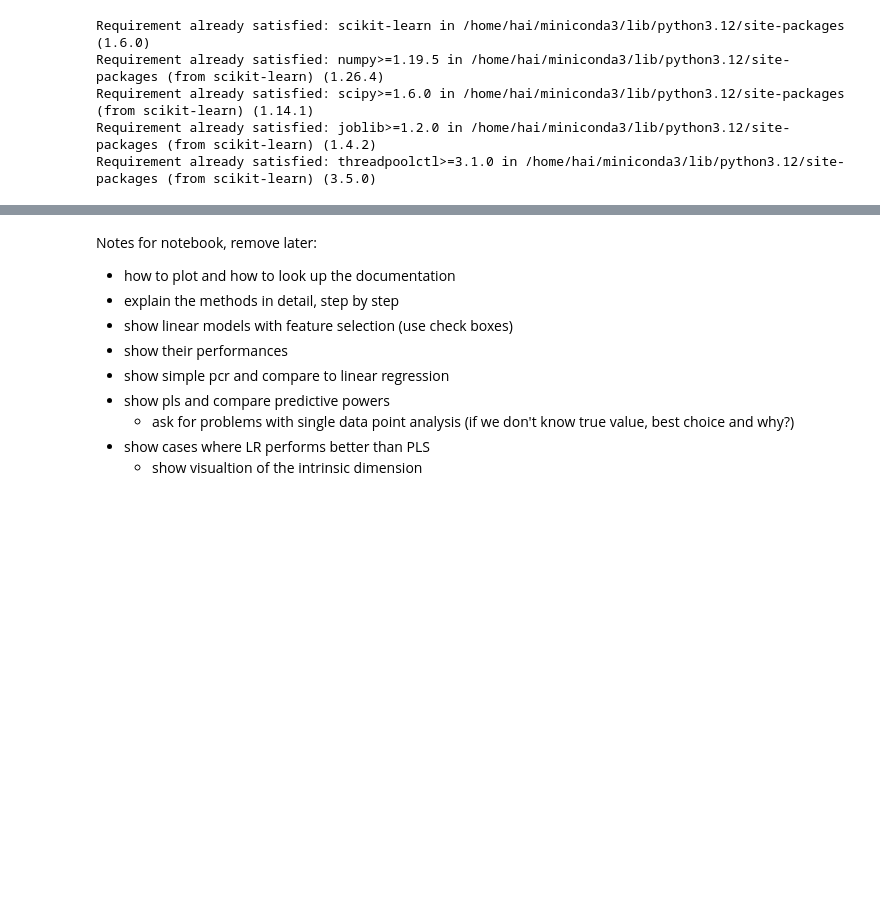
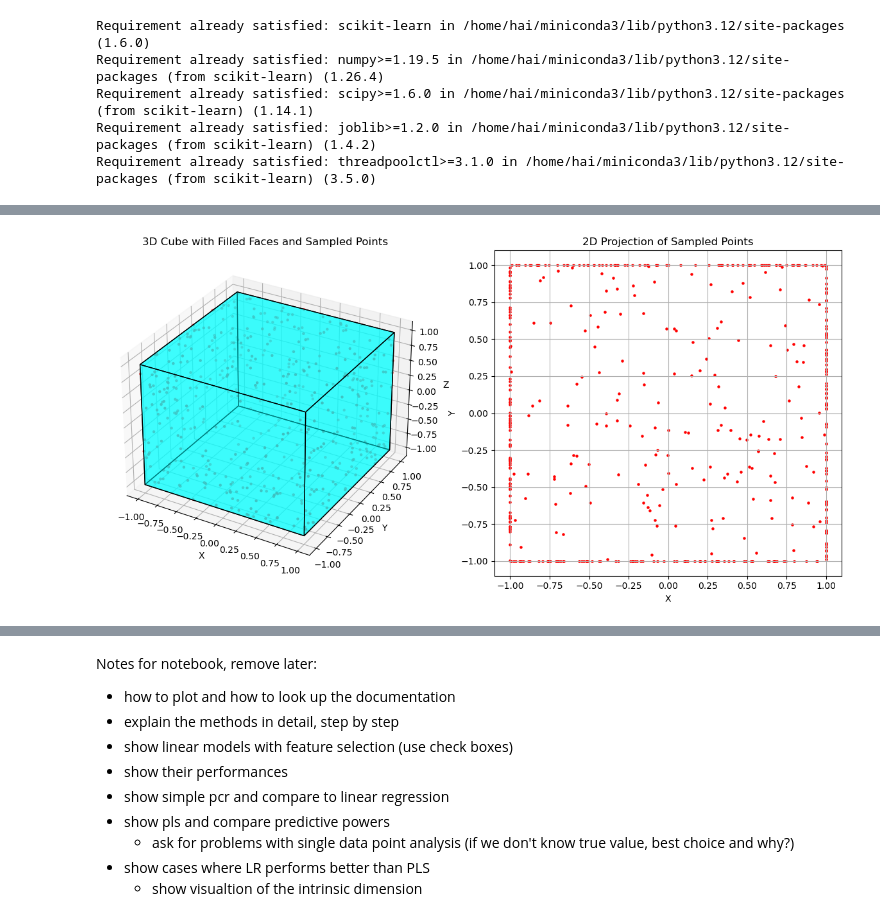
Before and after one commit to thisHermit/nonparametric-rank-tests, a Jupyter notebook: tutorial3_pca_pls.ipynb, the cells around one changed output, grey strips where cells are left out. Cells and saved outputs as stored; diff of their text form; code cells hidden in the pictures; blank space fills up the shorter version.

```diff
--- a/tutorial3_pca_pls.ipynb
+++ b/tutorial3_pca_pls.ipynb
@@ -79,0 +72,68 @@ interactive(children=(FloatSlider(value=3.0, description='Cov 1 1', max=10.0, mi
+# %%
+from mpl_toolkits.mplot3d.art3d import Poly3DCollection
+
+# Generate a cube with filled faces and sampled points on its surfaces
+fig = plt.figure(figsize=(12, 6))
+ax = fig.add_subplot(121, projection='3d')
+
+# Define the vertices of the cube
+vertices = np.array([
+    [-1, -1, -1],
+    [-1, -1,  1],
+    [-1,  1, -1],
+    [-1,  1,  1],
+    [ 1, -1, -1],
+    [ 1, -1,  1],
+    [ 1,  1, -1],
+    [ 1,  1,  1],
+])
+
+# Define the six faces of the cube
+faces = [
+    [vertices[0], vertices[1], vertices[3], vertices[2]],  # -X face
+    [vertices[4], vertices[5], vertices[7], vertices[6]],  # +X face
+    [vertices[0], vertices[1], vertices[5], vertices[4]],  # -Y face
+    [vertices[2], vertices[3], vertices[7], vertices[6]],  # +Y face
+    [vertices[0], vertices[2], vertices[6], vertices[4]],  # -Z face
+    [vertices[1], vertices[3], vertices[7], vertices[5]],  # +Z face
+]
+
+# Add filled faces to the cube
+ax.add_collection3d(Poly3DCollection(faces, facecolors='cyan', edgecolors='k', alpha=0.5))
+
+# Sample points on the surfaces of the cube
+num_points = 500
+samples = []
+for x in [-1, 1]:
+    y = np.random.uniform(-1, 1, num_points // 6)
+    z = np.random.uniform(-1, 1, num_points // 6)
+    samples.append(np.column_stack((np.full_like(y, x), y, z)))
+for y in [-1, 1]:
+    x = np.random.uniform(-1, 1, num_points // 6)
+    z = np.random.uniform(-1, 1, num_points // 6)
+    samples.append(np.column_stack((x, np.full_like(x, y), z)))
+for z in [-1, 1]:
+    x = np.random.uniform(-1, 1, num_points // 6)
+    y = np.random.uniform(-1, 1, num_points // 6)
+    samples.append(np.column_stack((x, y, np.full_like(x, z))))
+sampled_points = np.vstack(samples)
+
+# Plot the sampled points
+ax.scatter(sampled_points[:, 0], sampled_points[:, 1], sampled_points[:, 2], c='r', s=5)
+ax.set_title('3D Cube with Filled Faces and Sampled Points')
+ax.set_xlabel('X')
+ax.set_ylabel('Y')
+ax.set_zlabel('Z')
+
+# 2D Projection of Sampled Points
+plt.subplot(122)
+plt.scatter(sampled_points[:, 0], sampled_points[:, 1], c='r', s=5)
+plt.title('2D Projection of Sampled Points')
+plt.xlabel('X')
+plt.ylabel('Y')
+plt.grid()
+
+plt.tight_layout()
+plt.show()
+# %% [output]
+[figure, added]
```
Also changed, not shown: parts of 17 cells of this notebook.
